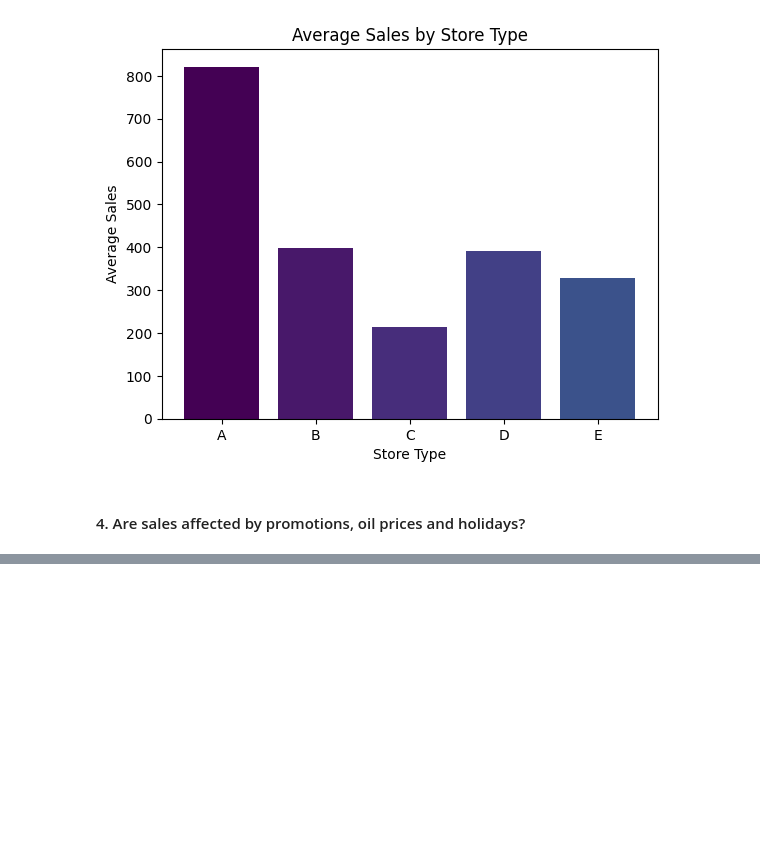
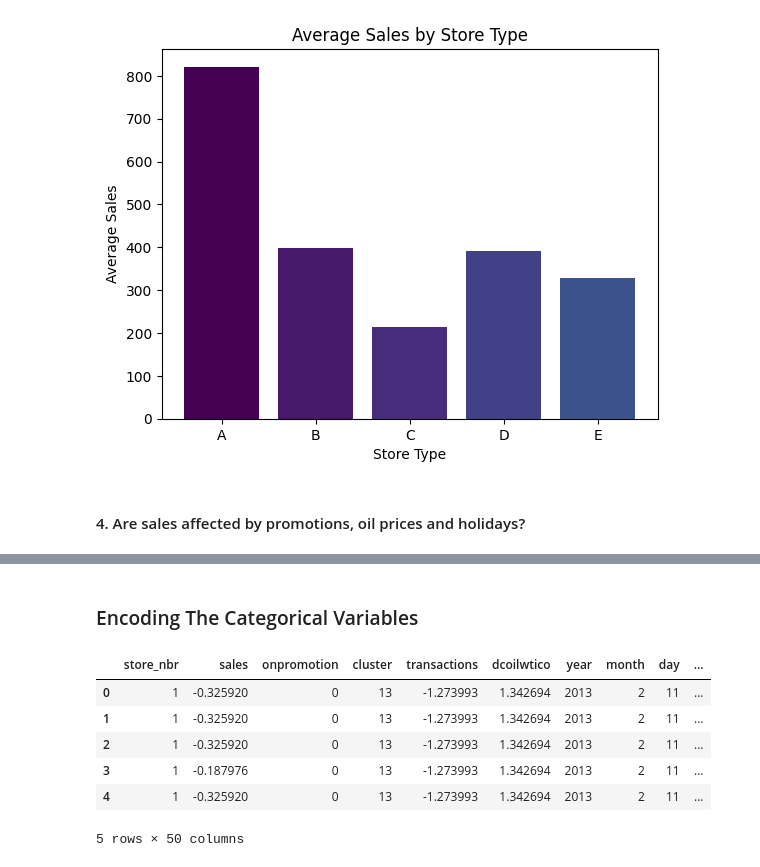
Before and after one commit to analystdee/LP3-Reggression-project, a Jupyter notebook: file.ipynb, the cells around one changed output, grey strips where cells are left out. Drawn from its saved outputs; the diff is of its cells as text; code cells hidden in the pictures; blank space fills up the shorter version.

```diff
--- a/file.ipynb
+++ b/file.ipynb
@@ -817,0 +957,32 @@ plt.show()
+# %% [markdown]
+### Encoding The Categorical Variables
+# %%
+# Define the categorical columns to encode
+categorical_columns = ["family", "city", "holiday_type"]
+
+# Perform one-hot encoding
+encoder = OneHotEncoder()
+encoded_data = encoder.fit_transform(merged_data[categorical_columns])
+
+# Create column names for the one-hot encoded data
+column_names = encoder.get_feature_names_out(categorical_columns)
+
+# Convert the one-hot encoded data to a DataFrame
+merged_data_encoded = pd.DataFrame(encoded_data.toarray(), columns=column_names)
+
+# Concatenate the original dataframe with the one-hot encoded data
+merged_data_encoded = pd.concat([merged_data, merged_data_encoded], axis=1)
+
+# Drop the original categorical columns
+merged_data_encoded.drop(categorical_columns, axis=1, inplace=True)
+
+# Print the head of the encoded DataFrame
+merged_data_encoded.head()
+# %% [output]
+|  | store_nbr | sales | onpromotion | cluster | transactions | dcoilwtico | year | month | day | ... |
+| 0 | 1 | -0.325920 | 0 | 13 | -1.273993 | 1.342694 | 2013 | 2 | 11 | ... |
+| 1 | 1 | -0.325920 | 0 | 13 | -1.273993 | 1.342694 | 2013 | 2 | 11 | ... |
+| 2 | 1 | -0.325920 | 0 | 13 | -1.273993 | 1.342694 | 2013 | 2 | 11 | ... |
+| 3 | 1 | -0.187976 | 0 | 13 | -1.273993 | 1.342694 | 2013 | 2 | 11 | ... |
+| 4 | 1 | -0.325920 | 0 | 13 | -1.273993 | 1.342694 | 2013 | 2 | 11 | ... |
+5 rows × 50 columns
```
Also changed, not shown: parts of 43 cells of this notebook.
